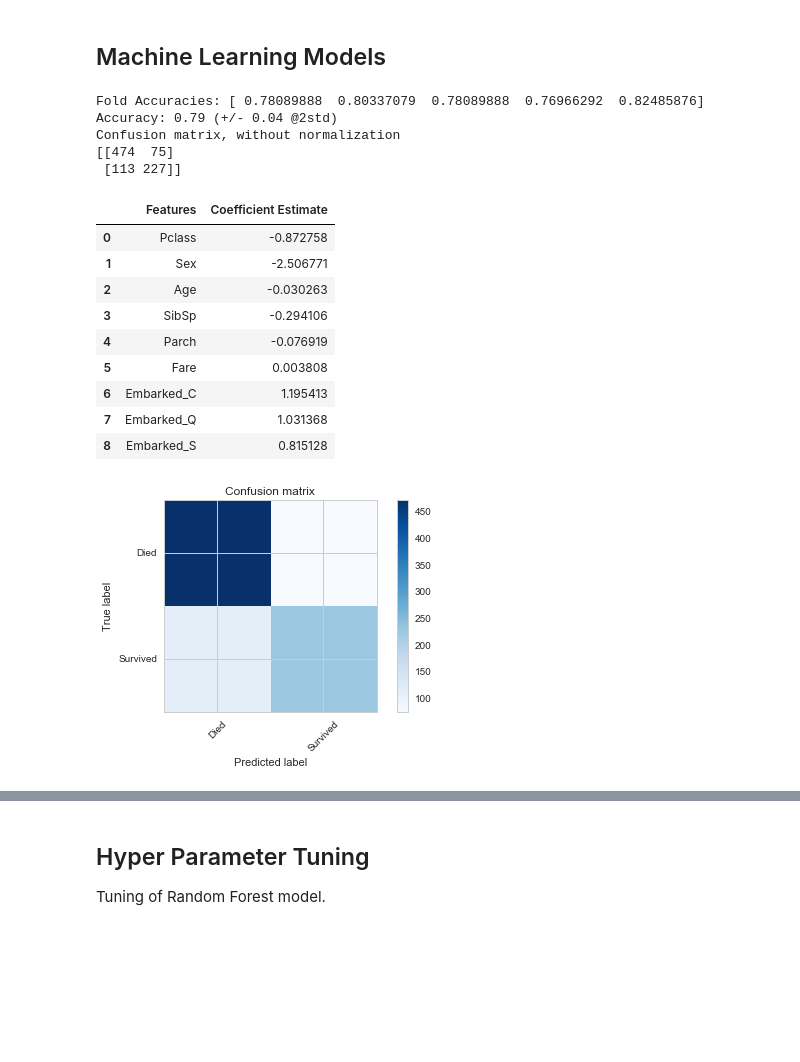
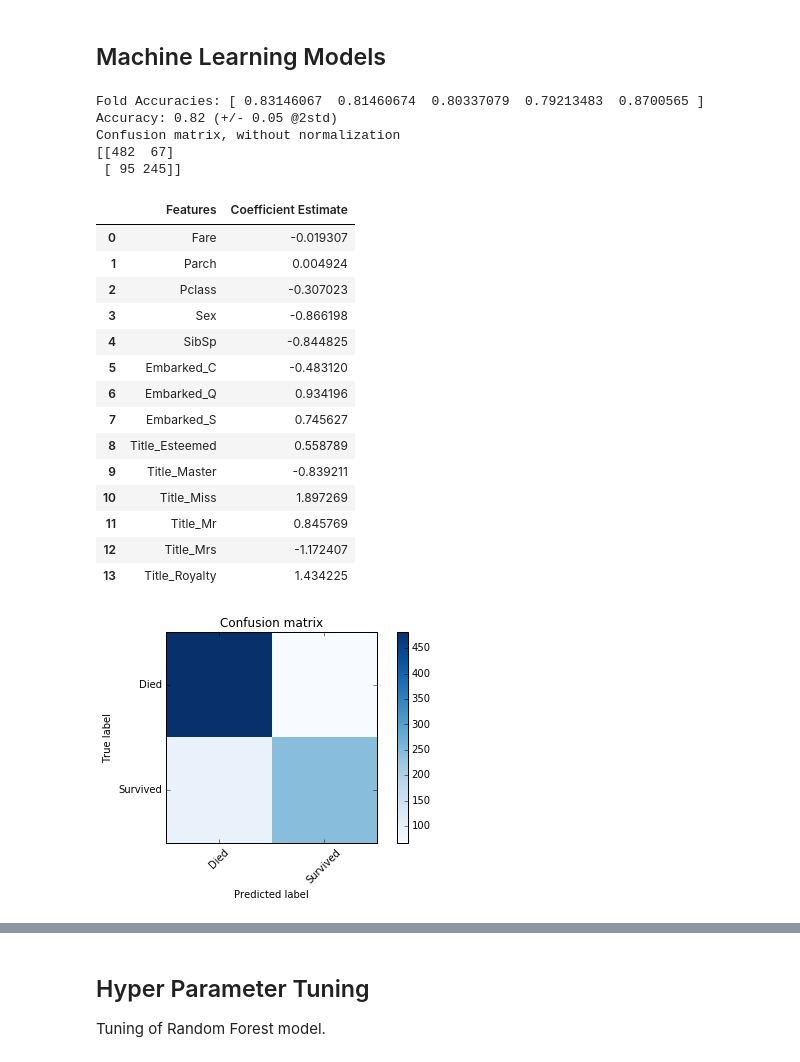
Before and after one commit to Statoil/KagglePlayground, a Jupyter notebook: Titanic/Python/Predict.ipynb, the cells around one changed output, grey strips where cells are left out. Drawn from its saved outputs; the diff is of its cells as text; code cells hidden in the pictures; blank space fills up the shorter version.

Commit message:
Submission: 0.78469 Model: Random forest. Details: Dropped: Name, Ticket, Cabin. Set Age to Median. Embarked one hot encoded. Added Title feature Code cleanup

```diff
--- a/Titanic/Python/Predict.ipynb
+++ b/Titanic/Python/Predict.ipynb
@@ -108,2 +75,7 @@ Total: 889
+# %%
+# Embarked
+ports = pd.get_dummies(combined_df['Embarked'], prefix='Embarked')
+combined_df = pd.concat([combined_df, ports], axis = 1)
+combined_df = combined_df.drop(["Embarked"],axis=1)
 # %% [markdown]
 ## Create New Features ##
@@ -112,3 +82,22 @@ Total: 889
+# %%
+def extract_title(x):
+    # Get the person's title from their name combining less common or similar ones
+    title = x.split(',')[1].split('.')[0][1:]
+    if title in ['Mlle', 'Ms']:
+        title = 'Miss'
+    elif title == 'Mme':
+        title = 'Mrs'
+    elif title in ['Rev', 'Dr', 'Major', 'Col', 'Capt', 'Jonkheer', 'Dona']:
+        title = 'Esteemed'
+    elif title in ['Don', 'Lady', 'Sir', 'the Countess']:
+        title = 'Royalty'
+    return title
+
+# Get the title, one hot encode and then remove both name and title.
+combined_df = combined_df.assign(Title = lambda x: x.Name.map(extract_title))
+titles = pd.get_dummies(combined_df['Title'], prefix='Title')
+combined_df = pd.concat([combined_df, titles], axis = 1)
+combined_df.drop(["Name", "Title"],axis=1,inplace=True)
 # %% [markdown]
 ## Final correction of data ##
 
@@ -116,6 +105,5 @@ We need to remove some values such as string entries. Most of this code should b
 # %%
 # drop string values - these should be convirted
-titanic_df = titanic_df.drop(["Name", "Ticket", "Cabin", "Embarked"],axis=1)
-titanic_df = titanic_df.dropna()
-test_df = test_df.drop(["Name", "Ticket", "Cabin", "Embarked"],axis=1)
-test_df = test_df.dropna()
+combined_df.drop(["Cabin", "Ticket"],axis=1,inplace=True)
+combined_df = combined_df.dropna()
+combined_df.info()
@@ -147,0 +130,11 @@ X_test  = test_df.drop("PassengerId",axis=1).copy()
+# %%
+# define training and testing sets
+X_train = combined_df[combined_df['IsTrainData']==1].drop(["PassengerId", "Survived", "IsTrainData"],axis=1)
+Y_train = combined_df[combined_df['IsTrainData']==1]["Survived"]
+X_test  = combined_df[combined_df['IsTrainData']==0].drop(["PassengerId", "Survived", "IsTrainData"],axis=1)
+
+# Verify totals
+#print("Survived: " + str(len(Y_train[Y_train['Survived'] == 1])))
+#print("Died: " + str(len(Y_train[Y_train['Survived'] == 0])))
+print("Total Training Samples: " + str(len(X_train)))
+print("Total Test Samples: " + str(len(X_test)))
@@ -223,33 +219,38 @@ Proportion of men who survived is 0.188908145581
 # %%
 # Logistic Regression
 
 logreg = LogisticRegression()
 Y_predLogisticRegression = evaluate_model(logreg, X_train, Y_train, X_test)
 
 # get Correlation Coefficient for each feature using Logistic Regression
-coeff_df = DataFrame(titanic_df.columns.delete(0))
+coeff_df = DataFrame(X_train.columns.delete(0))
 coeff_df.columns = ['Features']
 coeff_df["Coefficient Estimate"] = pd.Series(logreg.coef_[0])
 
 # preview
 coeff_df
 # %% [output]
-Fold Accuracies: [ 0.78089888  0.80337079  0.78089888  0.76966292  0.82485876]
-Accuracy: 0.79 (+/- 0.04 @2std)
+Fold Accuracies: [ 0.83146067  0.81460674  0.80337079  0.79213483  0.8700565 ]
+Accuracy: 0.82 (+/- 0.05 @2std)
 Confusion matrix, without normalization
-[[474  75]
- [113 227]]
+[[482  67]
+ [ 95 245]]
 |  | Features | Coefficient Estimate |
-| 0 | Pclass | -0.872758 |
-| 1 | Sex | -2.506771 |
-| 2 | Age | -0.030263 |
-| 3 | SibSp | -0.294106 |
-| 4 | Parch | -0.076919 |
-| 5 | Fare | 0.003808 |
-| 6 | Embarked_C | 1.195413 |
-| 7 | Embarked_Q | 1.031368 |
-| 8 | Embarked_S | 0.815128 |
+| 0 | Fare | -0.019307 |
+| 1 | Parch | 0.004924 |
+| 2 | Pclass | -0.307023 |
+| 3 | Sex | -0.866198 |
+| 4 | SibSp | -0.844825 |
+| 5 | Embarked_C | -0.483120 |
+| 6 | Embarked_Q | 0.934196 |
+| 7 | Embarked_S | 0.745627 |
+| 8 | Title_Esteemed | 0.558789 |
+| 9 | Title_Master | -0.839211 |
+| 10 | Title_Miss | 1.897269 |
+| 11 | Title_Mr | 0.845769 |
+| 12 | Title_Mrs | -1.172407 |
+| 13 | Title_Royalty | 1.434225 |
-[figure, old version]
+[figure, new version]
 # %%
 # Support Vector Machines
 
```
Also changed, not shown: parts of 27 cells of this notebook, 1 other file.
